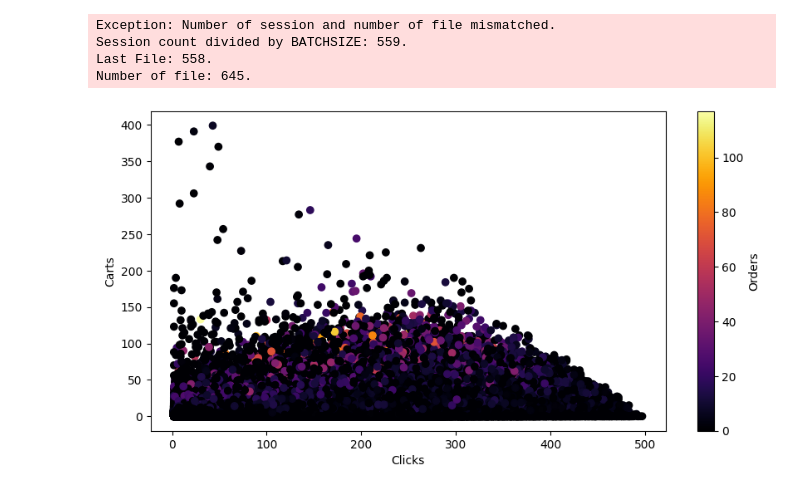
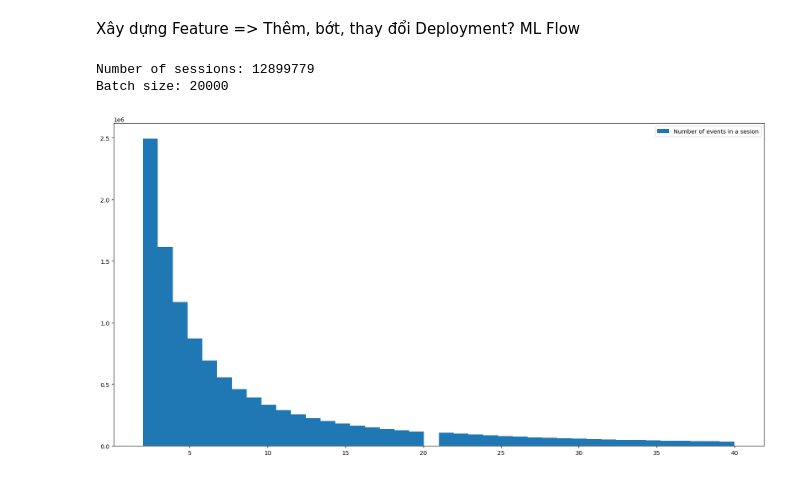
Before and after one commit to Darejkal/OTTORec, a Jupyter notebook: data.ipynb, the cells around one changed output. Cells and saved outputs as stored; diff of their text form; code cells hidden in the pictures.

```diff
--- a/data.ipynb
+++ b/data.ipynb
@@ -1,19 +1,30 @@
+# %% [markdown]
+Xây dựng Feature => Thêm, bớt, thay đổi
+Deployment? ML Flow
 # %%
 import numpy as np
 from collections import defaultdict
-from scripts.data import PagedData
+from scripts.data import ClassicPagedData
 import os
-pagedData=PagedData(os.path.join(os.getcwd(),"data/train"))
+pagedData=ClassicPagedData(os.path.join(os.getcwd(),"data/train"))
 print(f"Number of sessions: {len(pagedData)}")
 print(f"Batch size: {pagedData.BATCHSIZE}")
 # %% [output]
-Exception: Number of session and number of file mismatched.
-Session count divided by BATCHSIZE: 559.
-Last File: 558.
-Number of file: 645.
+Number of sessions: 12899779
+Batch size: 20000
-# %%
-import matplotlib.pyplot as plt
-fig,ax = plt.subplots(figsize = (10, 5))
-print(PagedData[0])
-# %% [output]
-[figure, removed]
+# %%
+histArr=[len(session["events"]) for session in pagedData]
+# %%
+import matplotlib.pyplot as plt
+fig,ax = plt.subplots(figsize = (20, 10))
+counts,_,bars=plt.hist(
+    x=[x for x in histArr if x<41],
+    bins=40,
+    label="Number of events in a sesion",
+    density=False
+    )
+# plt.bar_label(bars)
+plt.legend()
+plt.show()
+# %% [output]
+[figure, added]
```
Also changed, not shown: parts of 2 cells of this notebook, 5 other files.
